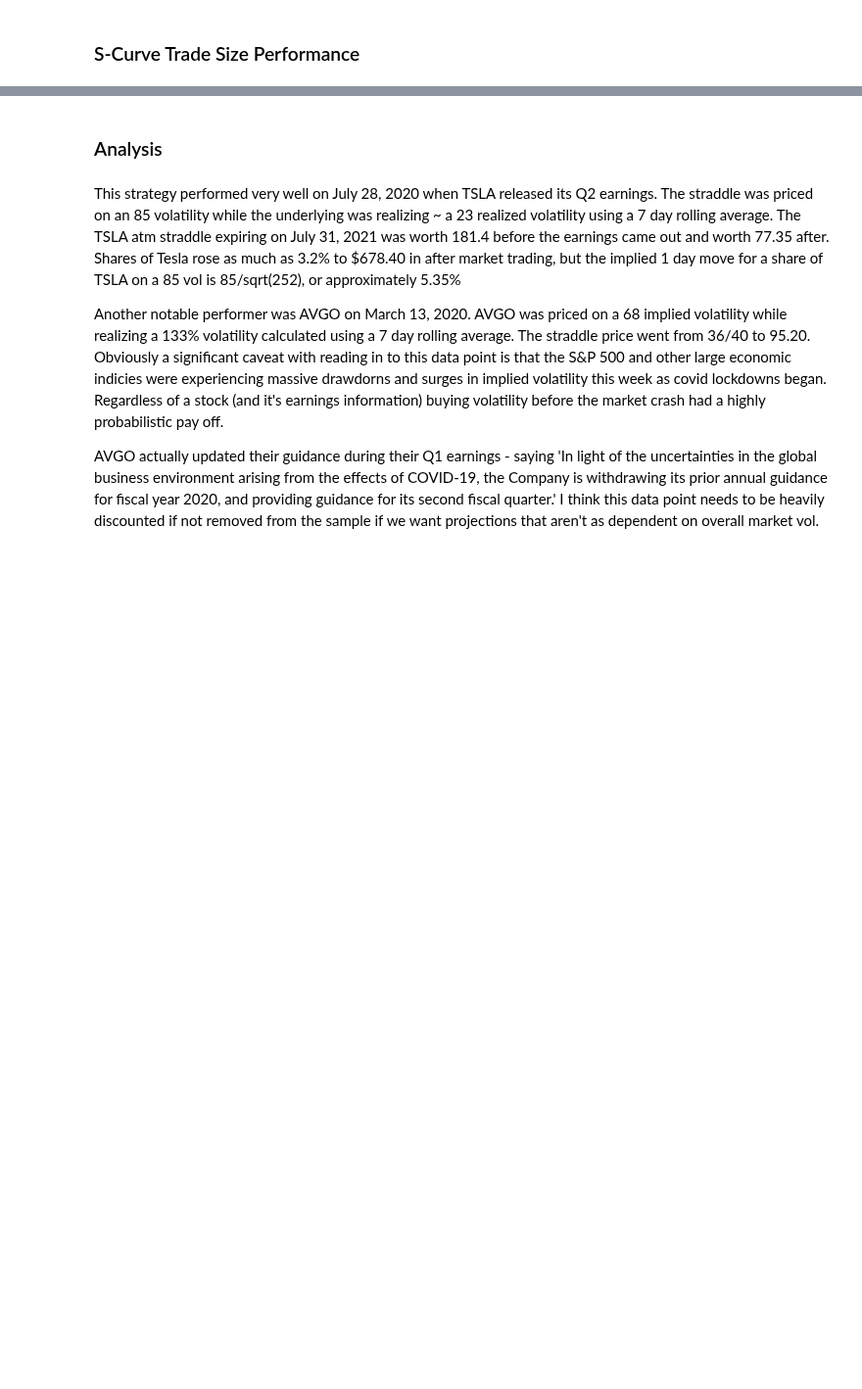
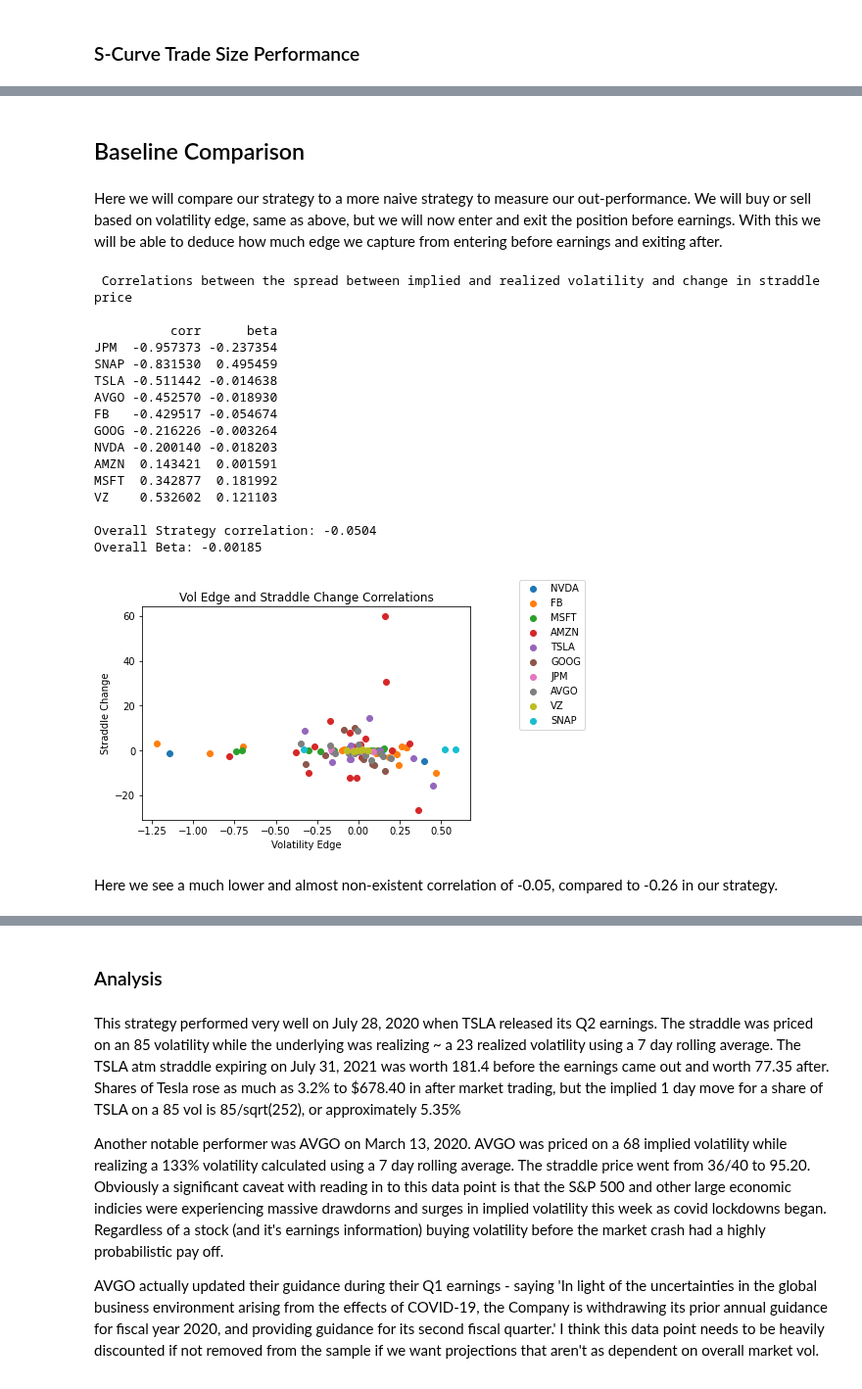
Before and after one commit to sampiaz/finmath_project, a Jupyter notebook: Krumdick_Piazza_Project_Final.ipynb, the cells around one changed output, grey strips where cells are left out. Shown at 98% size. Cells and saved outputs as stored; diff of their text form; code cells hidden in the pictures; blank space fills up the shorter version.

```diff
--- a/Krumdick_Piazza_Project_Final.ipynb
+++ b/Krumdick_Piazza_Project_Final.ipynb
@@ -366,3 +366,36 @@ Total PnL After Cost:               3163.91
 Standard Deviation of Total PnL:    192.19
 PnL per 1 lot of straddles wagered: 0.50
 Overall Sharpe Ratio                0.28
+# %% [markdown]
+## Baseline Comparison
+# %% [markdown]
+Here we will compare our strategy to a more naive strategy to measure our out-performance. We will buy or sell based on volatility edge, same as above, but we will now enter and exit the position before earnings. With this we will be able to deduce how much edge we capture from entering before earnings and exiting after.
+# %%
+vol_straddle_comp = strat.vol_vs_straddle(days_before = 4,days_after = -2)
+
+vol_straddle_comp['initial_straddle_price'] = vol_straddle_comp['best_bid'] + vol_straddle_comp['best_offer']
+vol_straddle_comp['final_straddle_price']  = vol_straddle_comp['post_bid'] + vol_straddle_comp['post_offer']
+vol_straddle_comp['straddle_change'] = vol_straddle_comp['final_straddle_price'] - vol_straddle_comp['initial_straddle_price']
+# %%
+training_comp = vol_straddle_comp.reset_index()[:100]
+DisplayCorrelations(training_comp)
+# %% [output]
+ Correlations between the spread between implied and realized volatility and change in straddle price
+
+          corr      beta
+JPM  -0.957373 -0.237354
+SNAP -0.831530  0.495459
+TSLA -0.511442 -0.014638
+AVGO -0.452570 -0.018930
+FB   -0.429517 -0.054674
+GOOG -0.216226 -0.003264
+NVDA -0.200140 -0.018203
+AMZN  0.143421  0.001591
+MSFT  0.342877  0.181992
+VZ    0.532602  0.121103
+
+Overall Strategy correlation: -0.0504
+Overall Beta: -0.00185
+[figure, added]
+# %% [markdown]
+Here we see a much lower and almost non-existent correlation of -0.05, compared to -0.26 in our strategy.
```
Also changed, not shown: parts of 8 cells of this notebook, 1 other file.
